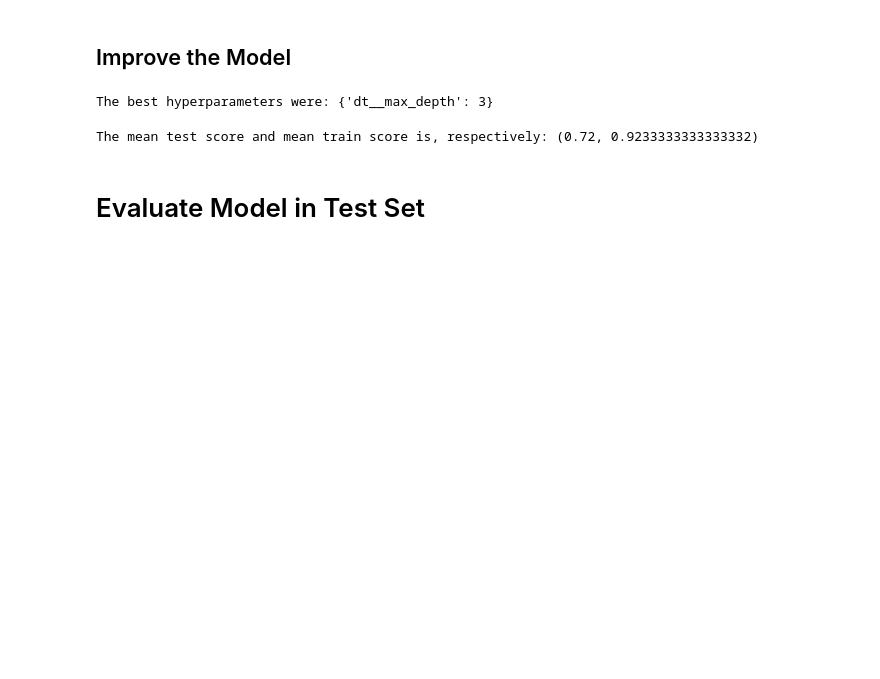
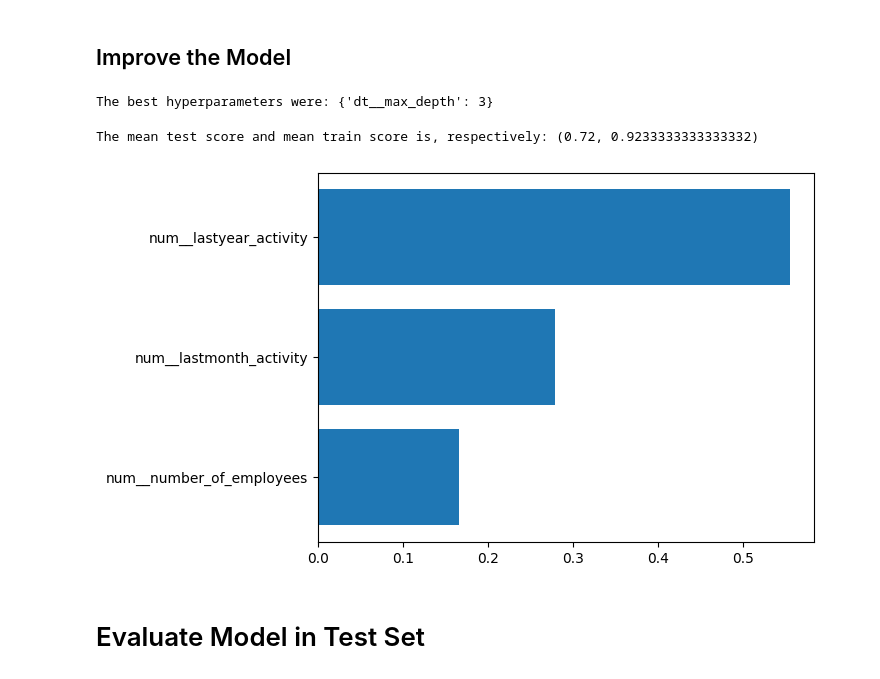
Before and after one commit to vitorbeltrao/risk_assessment, a Jupyter notebook: notebooks/03_workflow_ML.ipynb, the cells around one changed output. Drawn from its saved outputs; the diff is of its cells as text; code cells hidden in the pictures; blank space fills up the shorter version.

```diff
--- a/notebooks/03_workflow_ML.ipynb
+++ b/notebooks/03_workflow_ML.ipynb
@@ -200,5 +196,16 @@ print(
     cvres[0])
 # %% [output]
 The mean test score and mean train score is, respectively: (0.72, 0.9233333333333332)
+# %%
+importances = final_model.steps[1][1].feature_importances_
+# %%
+indices = np.argsort(importances)
+
+fig, ax = plt.subplots()
+ax.barh(range(len(importances)), importances[indices])
+ax.set_yticks(range(len(importances)))
+_ = ax.set_yticklabels(np.array(final_model[:-1].get_feature_names_out())[indices])
+# %% [output]
+[figure, added]
 # %% [markdown]
 # Evaluate Model in Test Set
```
Also changed, not shown: parts of 6 cells of this notebook.
